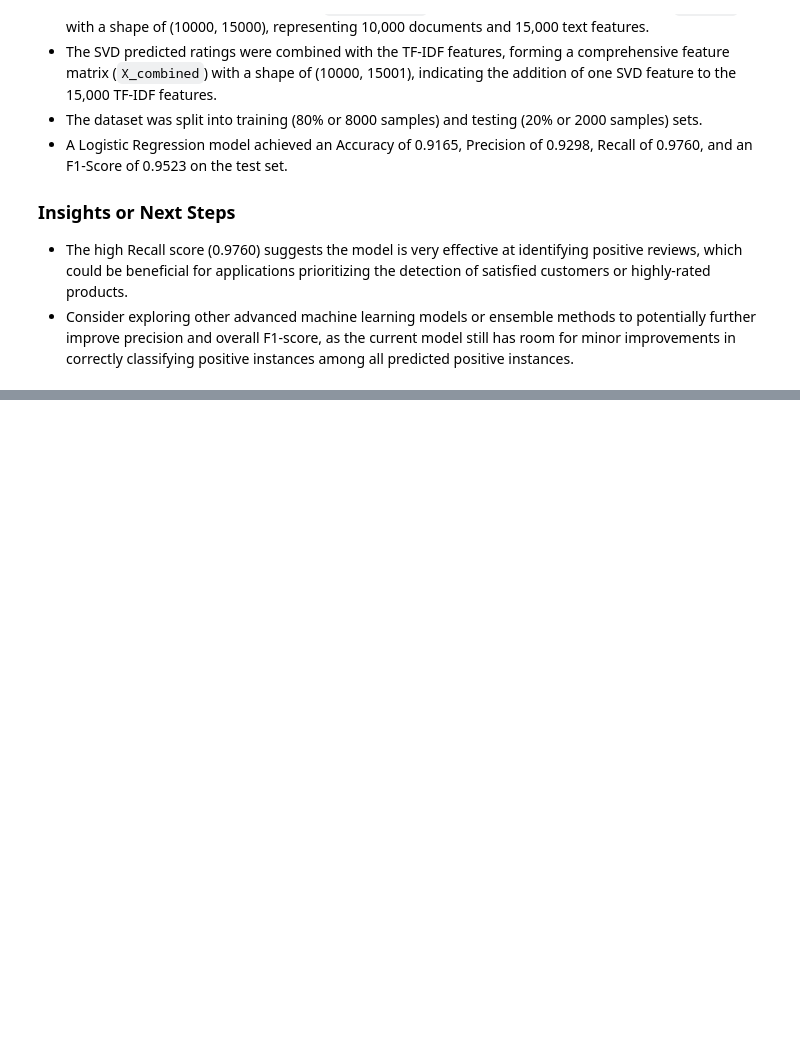
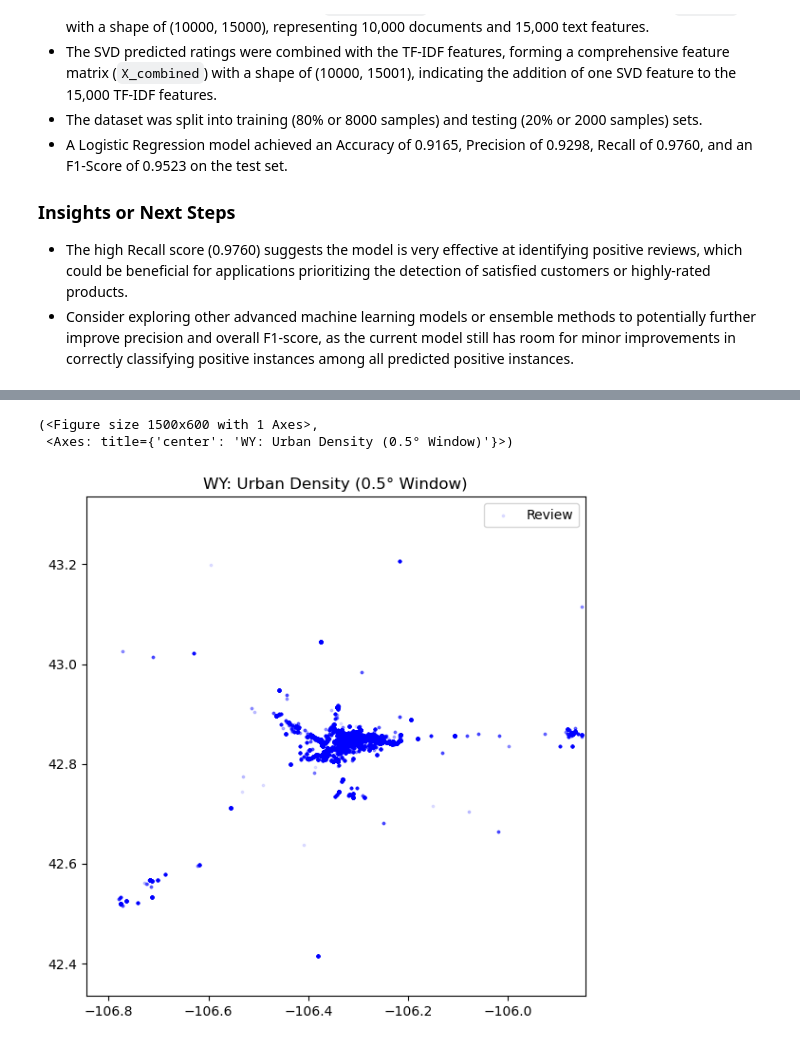
Before and after one commit to Ruprabhu25/GoogleLocalDataRatingModel, a Jupyter notebook: CSE258_Assignment2_Part1.ipynb, the cells around one changed output, grey strips where cells are left out. Cells and saved outputs as stored; diff of their text form; code cells hidden in the pictures; blank space fills up the shorter version.

```diff
--- a/CSE258_Assignment2_Part1.ipynb
+++ b/CSE258_Assignment2_Part1.ipynb
@@ -913,0 +1421,6 @@ The Logistic Regression model, trained on combined TF-IDF and SVD features, demo
+# %%
+business_density_plot(0.5, df_full[df_full["State"]=="WY"], "WY")
+# %% [output]
+(<Figure size 1500x600 with 1 Axes>,
+ <Axes: title={'center': 'WY: Urban Density (0.5° Window)'}>)
+[figure, added]
```
Also changed, not shown: parts of 27 cells of this notebook, 3 other files.
